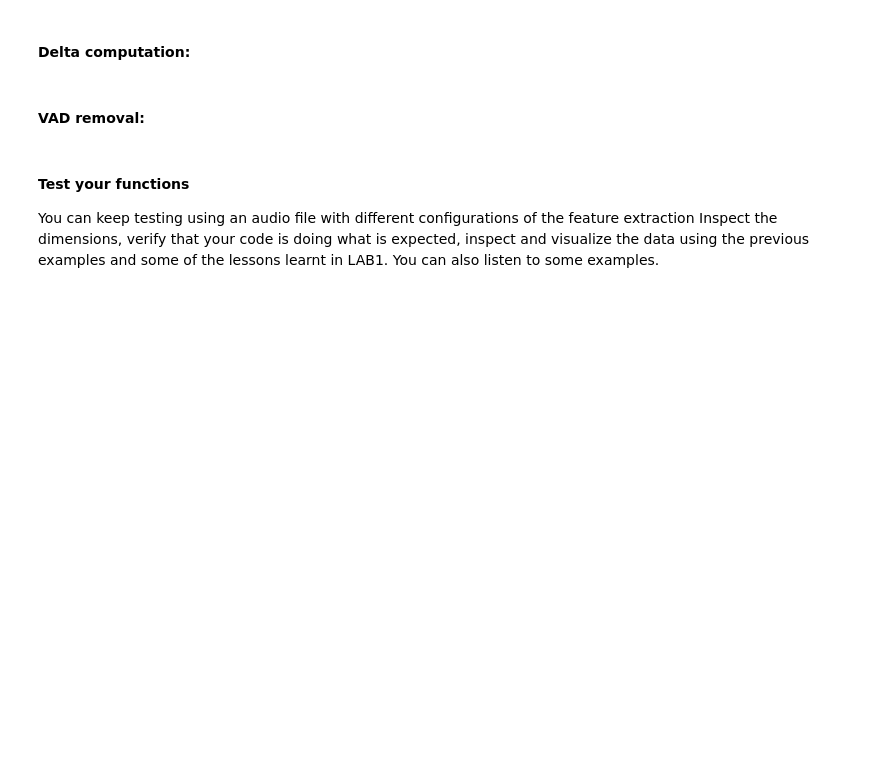
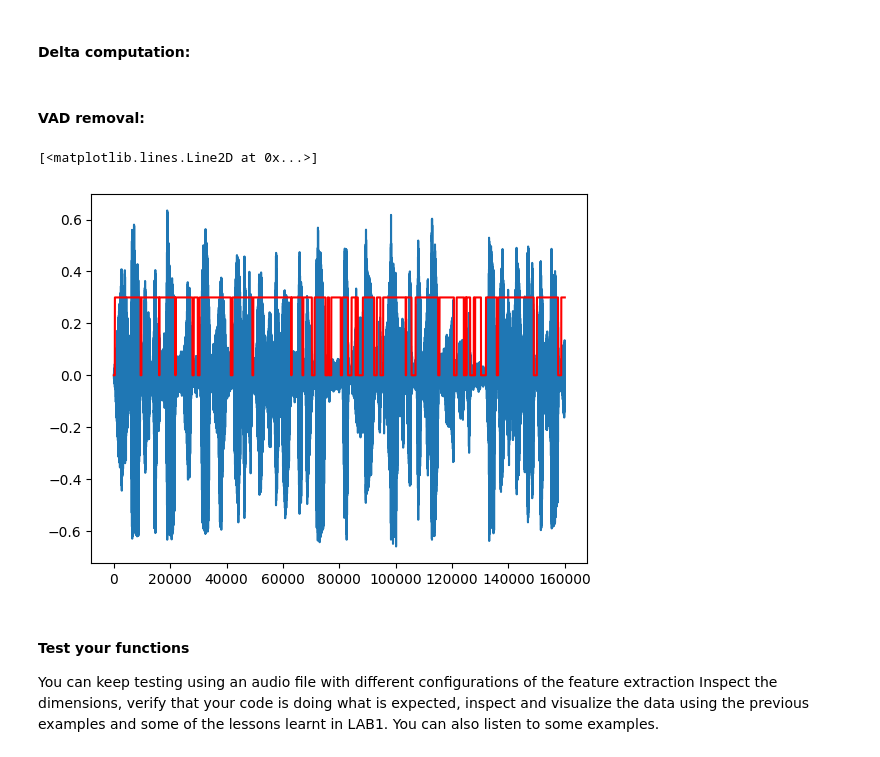
Before and after one commit to Dinisas/Processamento-da-Fala, a Jupyter notebook: Lab_2/lab2_classical.ipynb, the cells around one changed output. Drawn from its saved outputs; the diff is of its cells as text; code cells hidden in the pictures; blank space fills up the shorter version.

```diff
--- a/Lab_2/lab2_classical.ipynb
+++ b/Lab_2/lab2_classical.ipynb
@@ -82,7 +86,6 @@ ID2GEN = dict((GEN2ID[k],k)for k in GEN2ID)
 The next function extracts MFCCs, but there are plenty of things that can be improved. You are free to change anything you want, including the number of formal parameters.
 # %%
 # Read carefully this function and understand it
-raise CheckThisCell ## <---- Remove this after completing/checking this cell
 
 
 def mfcc_extract(filename, mono=True, duration=None, n_mfcc = 13, remove_c0=False, delta_order=0, apply_vad=False, apply_cmvn=False, skip_frames=2):
@@ -113,6 +116,10 @@ def mfcc_extract(filename, mono=True, duration=None, n_mfcc = 13, remove_c0=Fals
 
     ## ADDIDITIONAL STAGES - LAB WORK
 
+    # 4 Remove C0 --> done before deltas so dynamic features are computed on 12+1=12 static dims
+    if remove_c0:
+        mfcc = mfcc[:, 1:]
+
     # 1 Compute deltas --> Hint you can use librosa (see below)
     if delta_order > 0:
         mfcc = compute_delta(mfcc, delta_order=delta_order)
@@ -129,10 +136,6 @@ def mfcc_extract(filename, mono=True, duration=None, n_mfcc = 13, remove_c0=Fals
     if apply_cmvn:
         mfcc = compute_cmvn(mfcc)
 
-    # 4 Remove C0 --> In typical MFFC configuration  c0 is replaced by logEnergy, probably low/no impact
-    if remove_c0:
-        pass
-
     if skip_frames > 0: # remove begining and ending frames, which are typically unreliable
         mfcc = mfcc[skip_frames:-skip_frames]
 
@@ -242,23 +253,30 @@ def compute_delta(features, delta_order=2, keep_static=True):
 # In addition to the features without the silence frames,
 # this function may return a sequence of booleans to help you to validate the method.
 
-raise CheckThisCell ## <---- Remove this after completeing/checking this cell
-
-def compute_vad(features, energy=None, y=None):
-    vad = np.isreal(features[:,0])
+def compute_vad(features, energy=None, y=None, alpha=1.0):
+    # Use coeff 0 (highly correlated with log-energy) as energy proxy.
+    if energy is None:
+        energy = features[:, 0]
+    threshold = energy.mean() - alpha * energy.std()
+    vad = energy > threshold
+    # Robustness: if VAD removes (almost) everything, fall back to keeping all frames.
+    if vad.sum() < 5:
+        vad = np.ones(features.shape[0], dtype=bool)
     return features[vad], vad
 # %%
 # The second returned expression of the VAD function is expected to be a boolean vector
 # of one True or False, one per frame of the feature matrix. You can see the output of it and verify
 # if it's doing what is expected (removing low energy features)
-raise CheckThisCell ## <---- Remove this after completing/checking this cell
 
 from functools import reduce
 
 seconds = 10
 mfcc_wo_vad, vad = compute_vad(mfcc,y=audio)
 plt.plot(audio[:seconds*16000])
 plt.plot(reduce(lambda a,b:a+b, ((0.3,)*160 if s else (0,)*160 for s in vad[:seconds*100])), 'r')
+# %% [output]
+[<matplotlib.lines.Line2D at 0x...>]
+[figure, added]
 # %% [markdown]
 #### Test your functions
 
```
Also changed, not shown: parts of 32 cells of this notebook.
